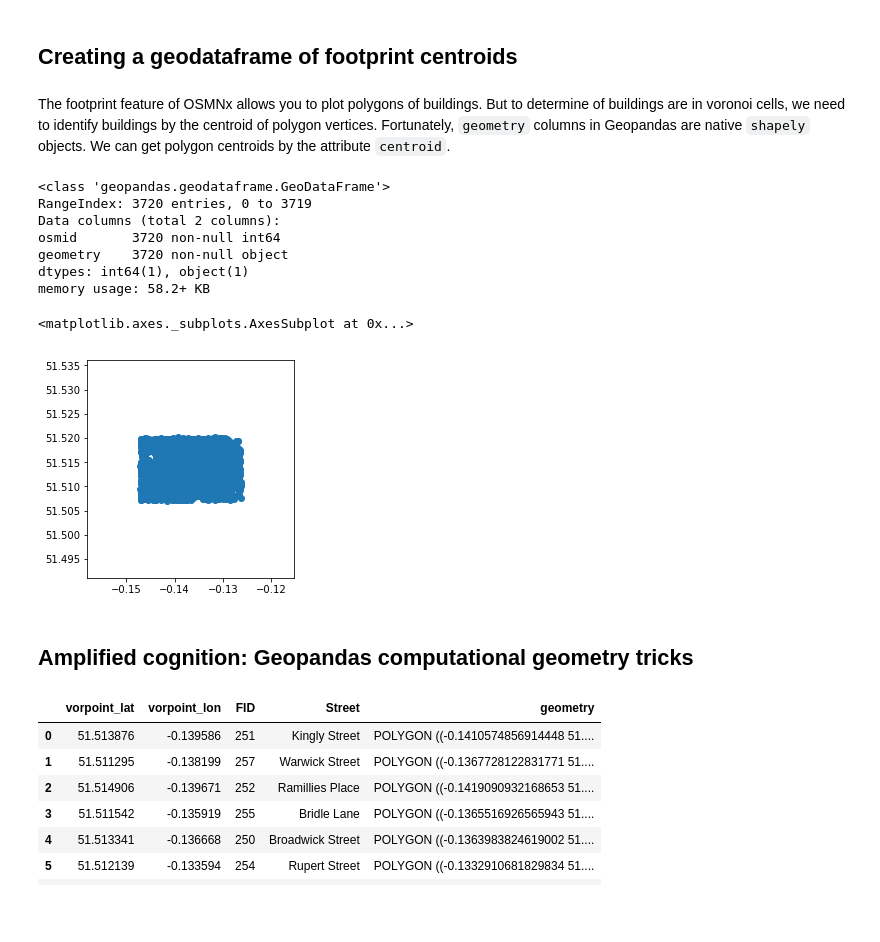
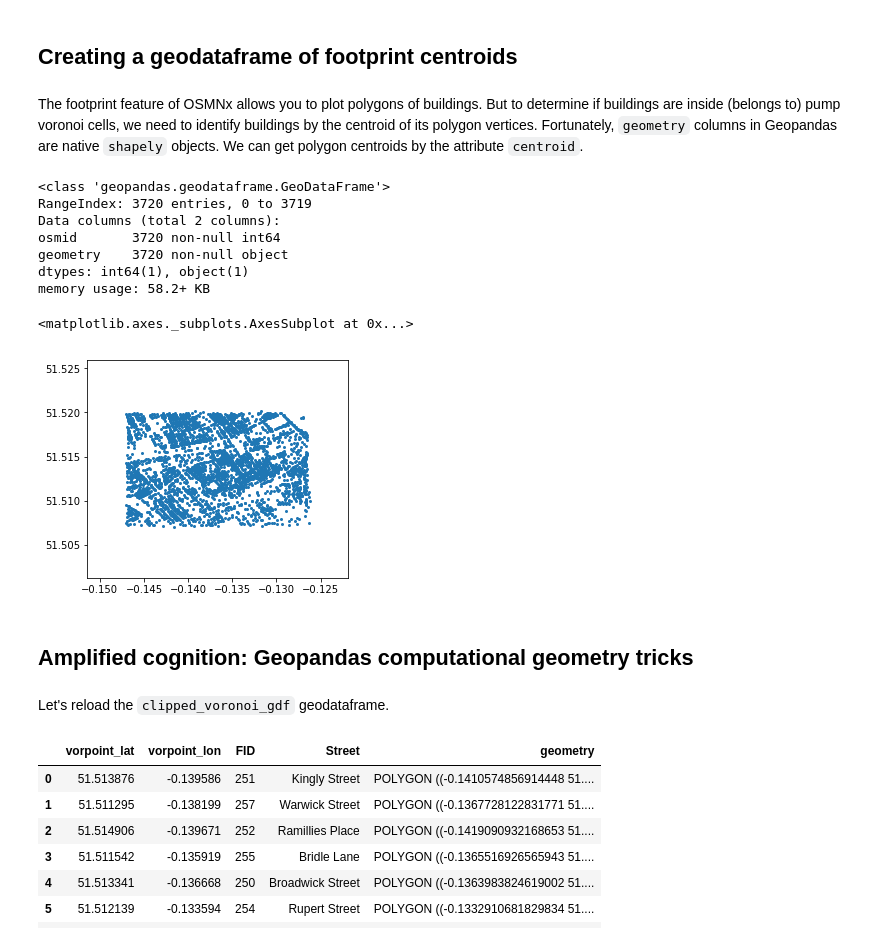
Before and after one commit to nravilla/1854-Cholera-Outbreak-London-Advanced-2, a Jupyter notebook: NB06-Buildings-in-Voronoi-Cells.ipynb, the cells around one changed output. Cells and saved outputs as stored; diff of their text form; code cells hidden in the pictures; blank space fills up the shorter version.

```diff
--- a/NB06-Buildings-in-Voronoi-Cells.ipynb
+++ b/NB06-Buildings-in-Voronoi-Cells.ipynb
@@ -90,11 +90,12 @@ gpd.__version__
 # %% [markdown]
 ## Creating a geodataframe of footprint centroids
 # %% [markdown]
-The footprint feature of OSMNx allows you to plot polygons of buildings. But to determine of buildings are in voronoi cells, we need to identify buildings by the centroid of polygon vertices. Fortunately, `geometry` columns in Geopandas are native `shapely` objects. We can get polygon centroids by the attribute `centroid`.
+The footprint feature of OSMNx allows you to plot polygons of buildings. But to determine if buildings are inside (belongs to) pump voronoi cells, we need to identify buildings by the centroid of its polygon vertices. Fortunately, `geometry` columns in Geopandas are native `shapely` objects. We can get polygon centroids by the attribute `centroid`.
 # %%
 footprints_centroid_gdf = gpd.GeoDataFrame(\
                             geometry=footprints_gdf['geometry'].centroid)\
-                            .reset_index().rename(columns={'index':'osmid'})
+                            .reset_index()\
+                            .rename(columns={'index':'osmid'})
 
 footprints_centroid_gdf.info()
 # %% [output]
@@ -106,12 +107,14 @@ geometry    3720 non-null object
 dtypes: int64(1), object(1)
 memory usage: 58.2+ KB
 # %%
-footprints_centroid_gdf.geometry.plot()
+footprints_centroid_gdf.geometry.plot(markersize=4)
 # %% [output]
 <matplotlib.axes._subplots.AxesSubplot at 0x...>
-[figure, old version]
+[figure, new version]
 # %% [markdown]
 ## Amplified cognition: Geopandas computational geometry tricks
+# %% [markdown]
+Let's reload the `clipped_voronoi_gdf` geodataframe.
 # %%
 clipped_voronoi_gdf = gpd.read_file('outputs/clipped_voronoi.shp')\
     .rename(\
```
Also changed, not shown: parts of 11 cells of this notebook, 1 other file.
